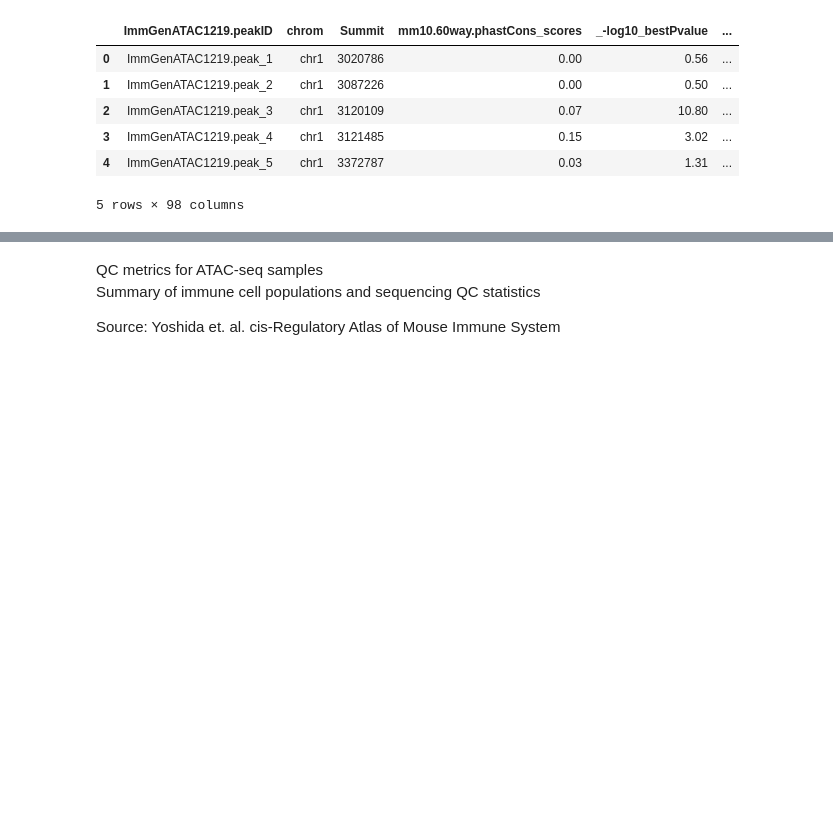
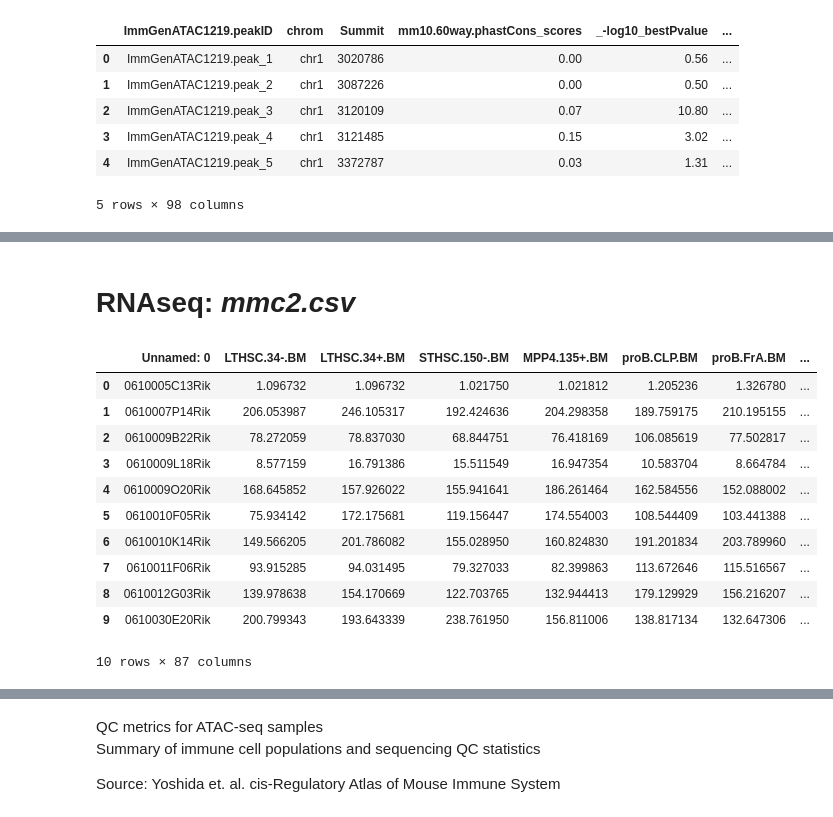
Before and after one commit to datascience-mobi-2026/topic04_team03, a Jupyter notebook: jupyter_peter.ipynb, the cells around one changed output, grey strips where cells are left out. Drawn from its saved outputs; the diff is of its cells as text; code cells hidden in the pictures; blank space fills up the shorter version.

```diff
--- a/jupyter_peter.ipynb
+++ b/jupyter_peter.ipynb
@@ -36,0 +126,2 @@ memory usage: 383.3 MB
+# %% [markdown]
+# RNAseq: *mmc2.csv*
@@ -36,0 +130,15 @@ memory usage: 383.3 MB
+# %%
+mmc2.head(10)
+# %% [output]
+|  | Unnamed: 0 | LTHSC.34-.BM | LTHSC.34+.BM | STHSC.150-.BM | MPP4.135+.BM | proB.CLP.BM | proB.FrA.BM | ... |
+| 0 | 0610005C13Rik | 1.096732 | 1.096732 | 1.021750 | 1.021812 | 1.205236 | 1.326780 | ... |
+| 1 | 0610007P14Rik | 206.053987 | 246.105317 | 192.424636 | 204.298358 | 189.759175 | 210.195155 | ... |
+| 2 | 0610009B22Rik | 78.272059 | 78.837030 | 68.844751 | 76.418169 | 106.085619 | 77.502817 | ... |
+| 3 | 0610009L18Rik | 8.577159 | 16.791386 | 15.511549 | 16.947354 | 10.583704 | 8.664784 | ... |
+| 4 | 0610009O20Rik | 168.645852 | 157.926022 | 155.941641 | 186.261464 | 162.584556 | 152.088002 | ... |
+| 5 | 0610010F05Rik | 75.934142 | 172.175681 | 119.156447 | 174.554003 | 108.544409 | 103.441388 | ... |
+| 6 | 0610010K14Rik | 149.566205 | 201.786082 | 155.028950 | 160.824830 | 191.201834 | 203.789960 | ... |
+| 7 | 0610011F06Rik | 93.915285 | 94.031495 | 79.327033 | 82.399863 | 113.672646 | 115.516567 | ... |
+| 8 | 0610012G03Rik | 139.978638 | 154.170669 | 122.703765 | 132.944413 | 179.129929 | 156.216207 | ... |
+| 9 | 0610030E20Rik | 200.799343 | 193.643339 | 238.761950 | 156.811006 | 138.817134 | 132.647306 | ... |
+10 rows × 87 columns
```
Also changed, not shown: parts of 20 cells of this notebook.
